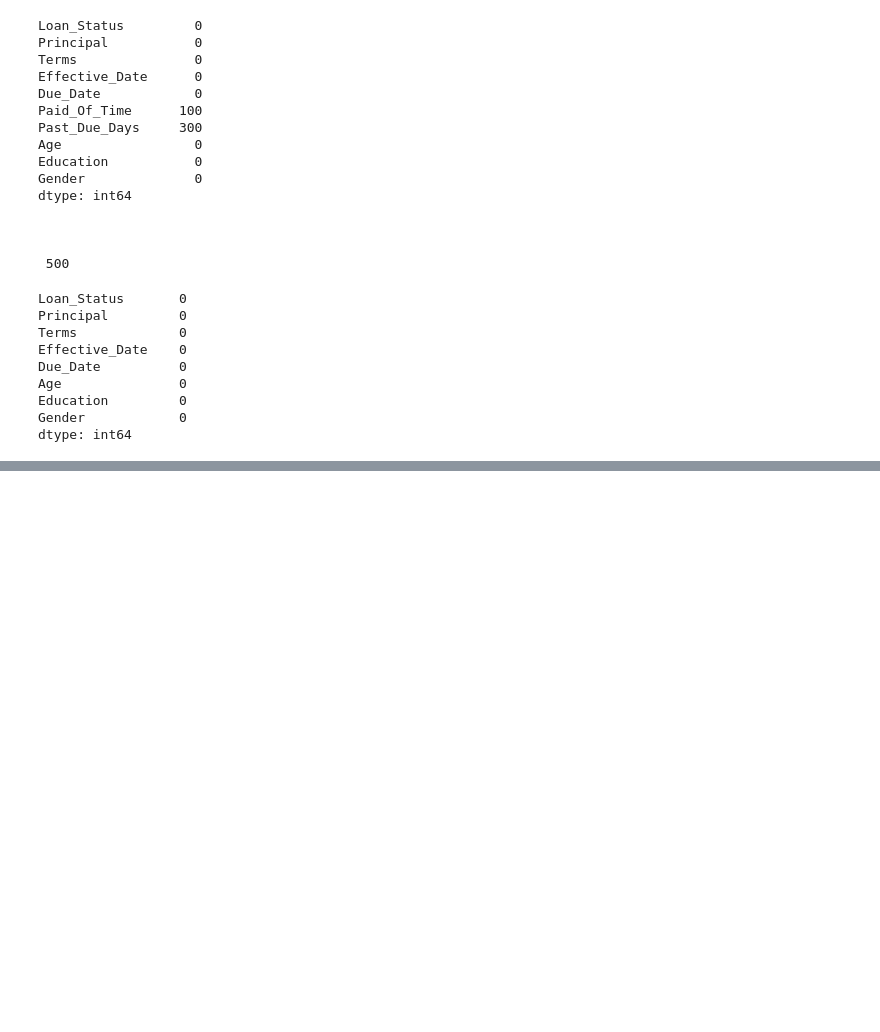
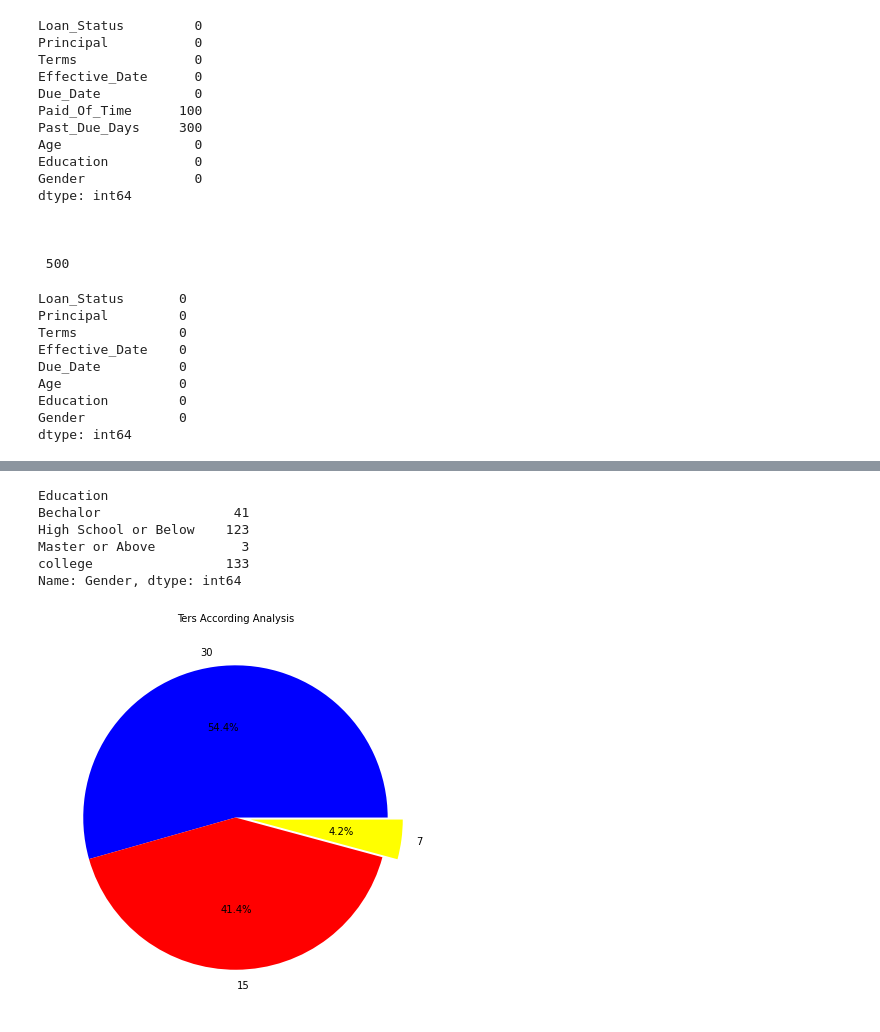
Before and after one commit to shahzadahsan97/Loan-Prediction, a Jupyter notebook: loan.ipynb, the cells around one changed output, grey strips where cells are left out. Saved outputs shown, nothing was run; the diff lists cells and outputs as text; code cells hidden in the pictures; blank space fills up the shorter version.

```diff
--- a/loan.ipynb
+++ b/loan.ipynb
@@ -293,0 +312,22 @@ dtype: int64
+# %%
+data[data['Loan_Status']=='PAIDOFF'].groupby('Education')['Gender'].count()
+# %% [output]
+Education
+Bechalor                 41
+High School or Below    123
+Master or Above           3
+college                 133
+Name: Gender, dtype: int64
+# %%
+labels=data['Terms'].value_counts().index
+colors=['blue','red','yellow']
+explode=[0,0,0.1]
+values=data['Terms'].value_counts().values
+
+#visualization
+plt.figure(figsize=(7,7))
+plt.pie(values,explode=explode,labels=labels,colors=colors,autopct='%1.1f%%')
+plt.title('Ters According Analysis',color='black',fontsize=10)
+plt.show()
+# %% [output]
+[figure, added]
```
Also changed, not shown: parts of 4 cells of this notebook.
